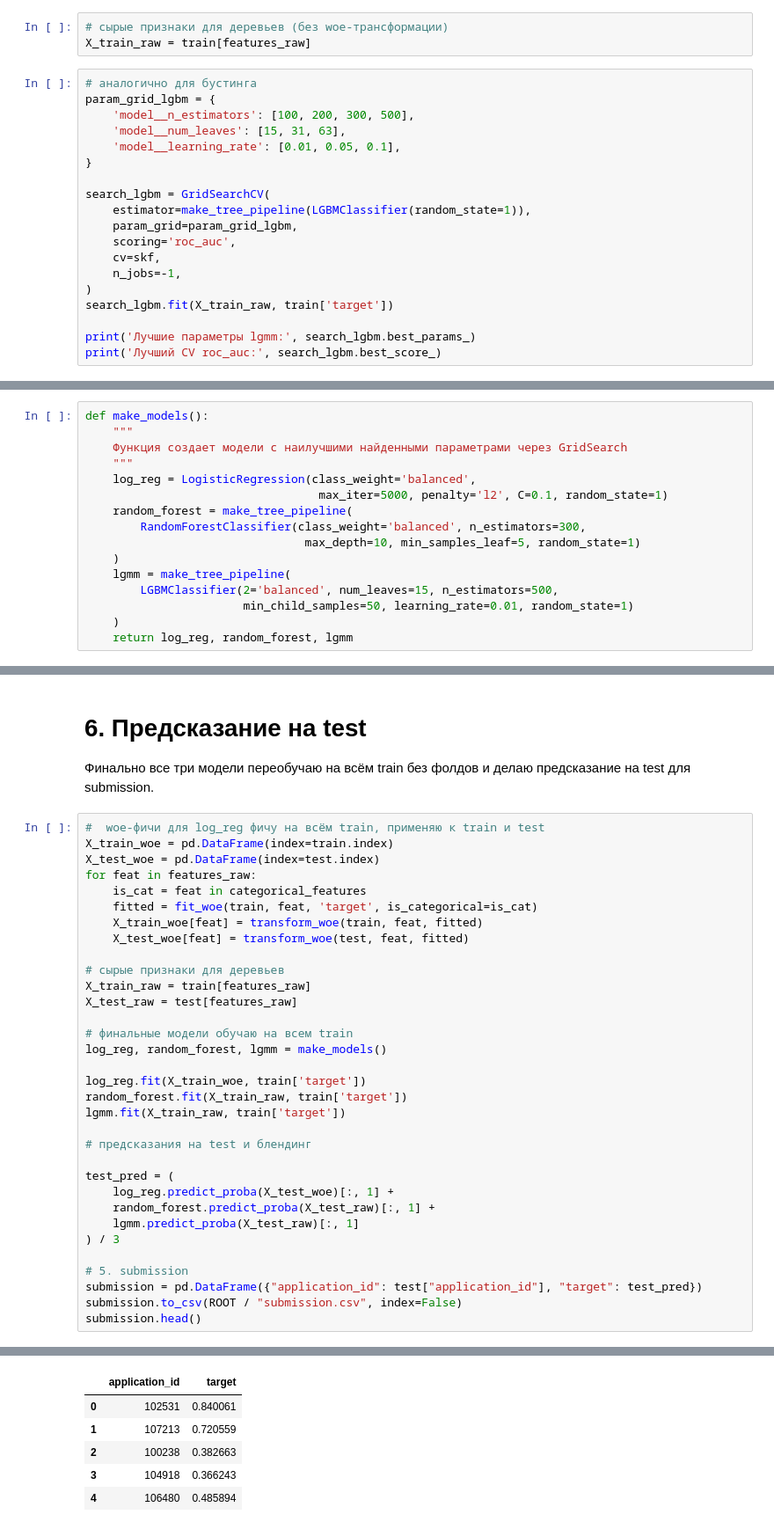
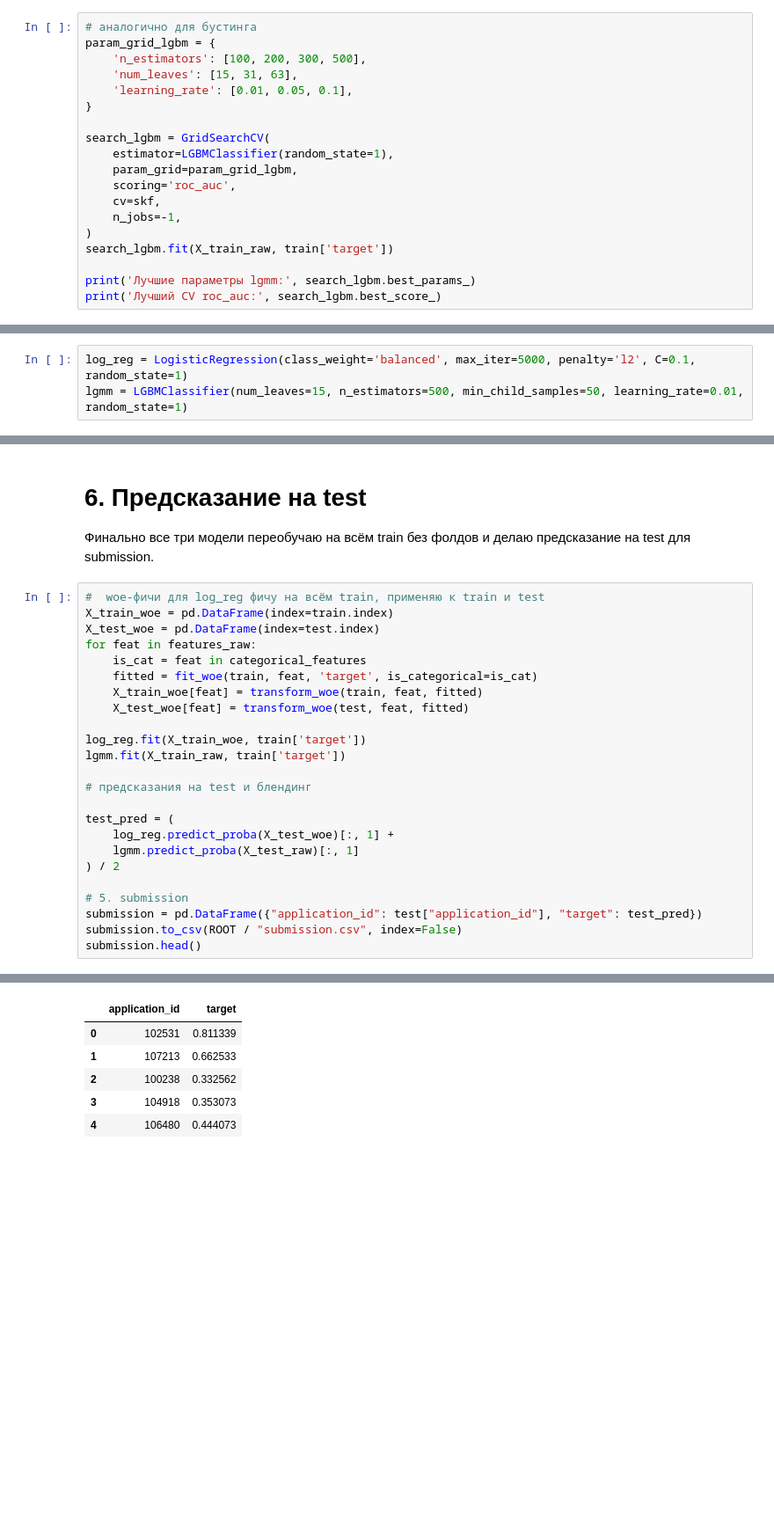
Before and after one commit to Polemarh/credit_scoring_ml, a Jupyter notebook: competition.ipynb, the cells around one changed output, grey strips where cells are left out. Shown at 88% size. Cells and saved outputs as stored; diff of their text form; blank space fills up the shorter version.

```diff
--- a/competition.ipynb
+++ b/competition.ipynb
@@ -1113,19 +1112,16 @@ print('Лучший CV roc_auc:', search_logreg.best_score_)
 # %% [output]
 Лучшие параметры log_reg: {'C': 0.1, 'penalty': 'l2'}
 Лучший CV roc_auc: 0.8350973116694289
-# %%
-# сырые признаки для деревьев (без woe-трансформации)
-X_train_raw = train[features_raw]
 # %%
 # аналогично для бустинга
 param_grid_lgbm = {
-    'model__n_estimators': [100, 200, 300, 500],
-    'model__num_leaves': [15, 31, 63],
-    'model__learning_rate': [0.01, 0.05, 0.1],
+    'n_estimators': [100, 200, 300, 500],
+    'num_leaves': [15, 31, 63],
+    'learning_rate': [0.01, 0.05, 0.1],
 }
 
 search_lgbm = GridSearchCV(
-    estimator=make_tree_pipeline(LGBMClassifier(random_state=1)),
+    estimator=LGBMClassifier(random_state=1),
     param_grid=param_grid_lgbm,
     scoring='roc_auc',
     cv=skf,
@@ -1156,19 +1134,6 @@ And if memory is not enough, you can set `force_col_wise=true`.
 # %%
-def make_models():
-    """
-    Функция создает модели с наилучшими найденными параметрами через GridSearch
-    """
-    log_reg = LogisticRegression(class_weight='balanced',
-                                  max_iter=5000, penalty='l2', C=0.1, random_state=1)
-    random_forest = make_tree_pipeline(
-        RandomForestClassifier(class_weight='balanced', n_estimators=300,
-                                max_depth=10, min_samples_leaf=5, random_state=1)
-    )
-    lgmm = make_tree_pipeline(
-        LGBMClassifier(2='balanced', num_leaves=15, n_estimators=500,
-                       min_child_samples=50, learning_rate=0.01, random_state=1)
-    )
-    return log_reg, random_forest, lgmm
+log_reg = LogisticRegression(class_weight='balanced', max_iter=5000, penalty='l2', C=0.1, random_state=1)
+lgmm = LGBMClassifier(num_leaves=15, n_estimators=500, min_child_samples=50, learning_rate=0.01, random_state=1)
 # %%
 def cv_score_blend(train_df, skf=skf):
     """
@@ -1306,24 +1273,15 @@ for feat in features_raw:
     X_train_woe[feat] = transform_woe(train, feat, fitted)
     X_test_woe[feat] = transform_woe(test, feat, fitted)
 
-# сырые признаки для деревьев
-X_train_raw = train[features_raw]
-X_test_raw = test[features_raw]
-
-# финальные модели обучаю на всем train
-log_reg, random_forest, lgmm = make_models()
-
 log_reg.fit(X_train_woe, train['target'])
-random_forest.fit(X_train_raw, train['target'])
 lgmm.fit(X_train_raw, train['target'])
 
 # предсказания на test и блендинг
 
 test_pred = (
     log_reg.predict_proba(X_test_woe)[:, 1] +
-    random_forest.predict_proba(X_test_raw)[:, 1] +
     lgmm.predict_proba(X_test_raw)[:, 1]
-) / 3
+) / 2
 
 # 5. submission
 submission = pd.DataFrame({"application_id": test["application_id"], "target": test_pred})
@@ -1341,6 +1299,6 @@ And if memory is not enough, you can set `force_col_wise=true`.
 |  | application_id | target |
-| 0 | 102531 | 0.840061 |
-| 1 | 107213 | 0.720559 |
-| 2 | 100238 | 0.382663 |
-| 3 | 104918 | 0.366243 |
-| 4 | 106480 | 0.485894 |
+| 0 | 102531 | 0.811339 |
+| 1 | 107213 | 0.662533 |
+| 2 | 100238 | 0.332562 |
+| 3 | 104918 | 0.353073 |
+| 4 | 106480 | 0.444073 |
```
Also changed, not shown: parts of 10 cells of this notebook.
